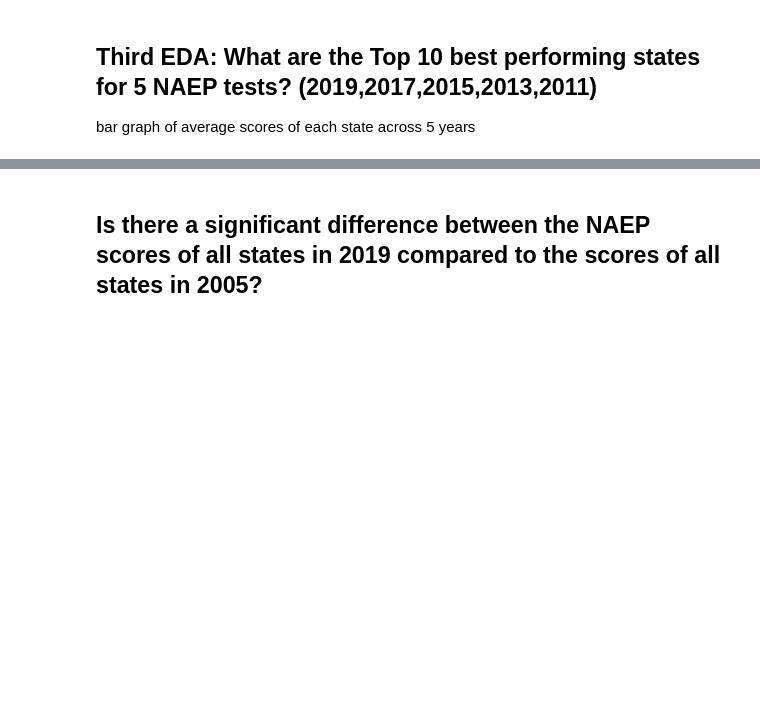
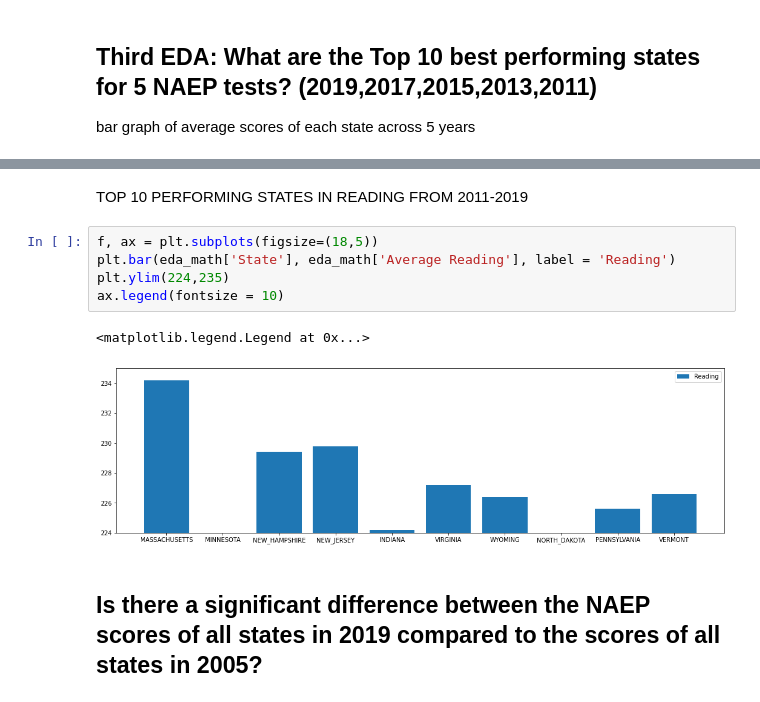
Before and after one commit to trickdevsinschool/CSMODEL_PROJECT_1, a Jupyter notebook: states_csmodel.ipynb, the cells around one changed output, grey strips where cells are left out. Saved outputs shown, nothing was run; the diff lists cells and outputs as text; blank space fills up the shorter version.

```diff
--- a/states_csmodel.ipynb
+++ b/states_csmodel.ipynb
@@ -272,3 +405,13 @@ bar graph of average scores of each state across 5 years
+# %% [markdown]
+TOP 10 PERFORMING STATES IN READING FROM 2011-2019
+# %%
+f, ax = plt.subplots(figsize=(18,5))
+plt.bar(eda_math['State'], eda_math['Average Reading'], label = 'Reading')
+plt.ylim(224,235)
+ax.legend(fontsize = 10)
+# %% [output]
+<matplotlib.legend.Legend at 0x...>
+[figure, added]
 # %% [markdown]
 ## Is there a significant difference between the NAEP scores of all states in 2019 compared to the scores of all states in 2005?
 # %% [markdown]
```
Also changed, not shown: parts of 19 cells of this notebook.
